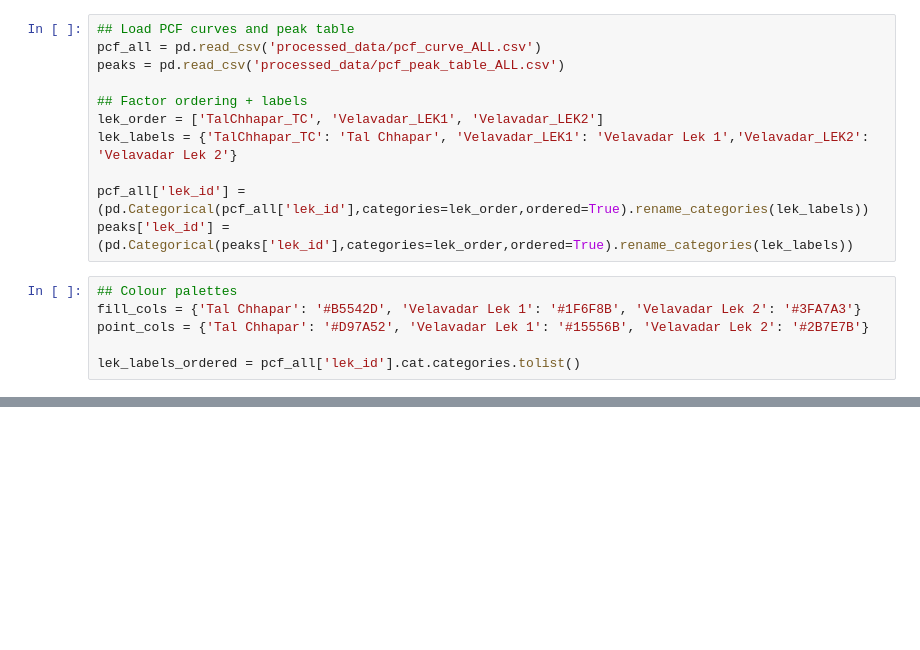
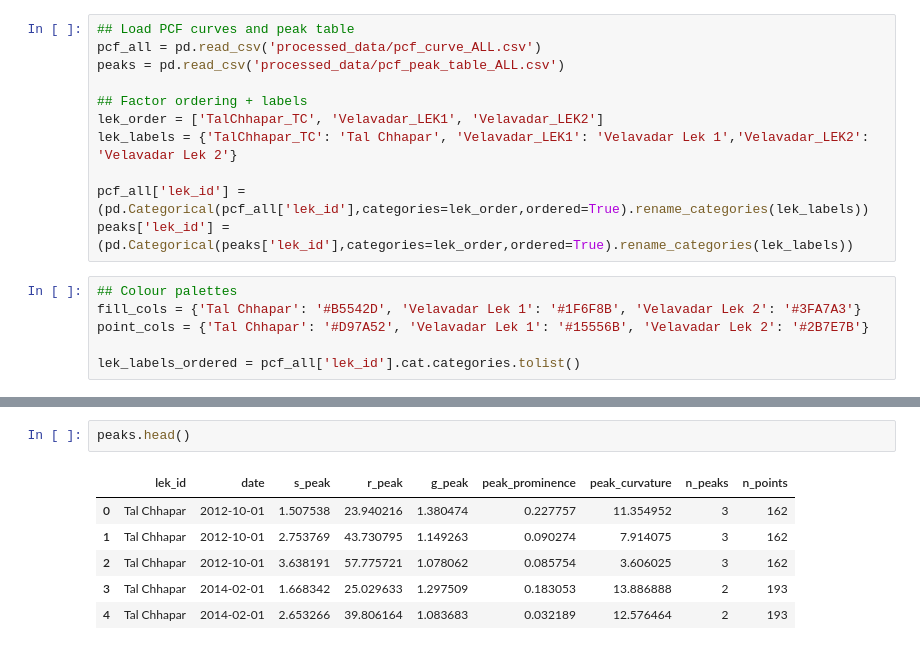
Before and after one commit to vivekhsridhar/territory_geometry, a Jupyter notebook: plot_pcf.ipynb, the cells around one changed output, grey strips where cells are left out. Drawn from its saved outputs; the diff is of its cells as text; blank space fills up the shorter version.

```diff
--- a/plot_pcf.ipynb
+++ b/plot_pcf.ipynb
@@ -178,0 +179,9 @@ plt.savefig(out_dir/'summary_pcf_curvature.png', dpi=300, bbox_inches='tight')
+# %%
+peaks.head()
+# %% [output]
+|  | lek_id | date | s_peak | r_peak | g_peak | peak_prominence | peak_curvature | n_peaks | n_points |
+| 0 | Tal Chhapar | 2012-10-01 | 1.507538 | 23.940216 | 1.380474 | 0.227757 | 11.354952 | 3 | 162 |
+| 1 | Tal Chhapar | 2012-10-01 | 2.753769 | 43.730795 | 1.149263 | 0.090274 | 7.914075 | 3 | 162 |
+| 2 | Tal Chhapar | 2012-10-01 | 3.638191 | 57.775721 | 1.078062 | 0.085754 | 3.606025 | 3 | 162 |
+| 3 | Tal Chhapar | 2014-02-01 | 1.668342 | 25.029633 | 1.297509 | 0.183053 | 13.886888 | 2 | 193 |
+| 4 | Tal Chhapar | 2014-02-01 | 2.653266 | 39.806164 | 1.083683 | 0.032189 | 12.576464 | 2 | 193 |
```
Also changed, not shown: parts of 4 cells of this notebook, 8 other files.
